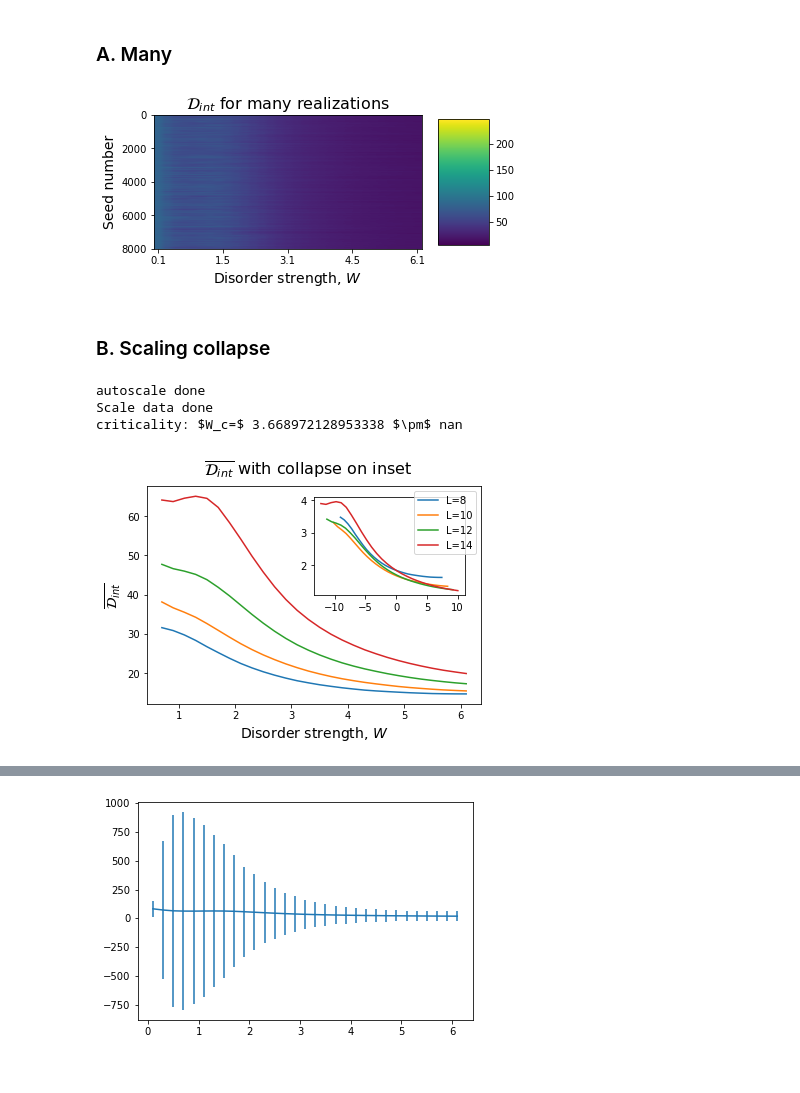
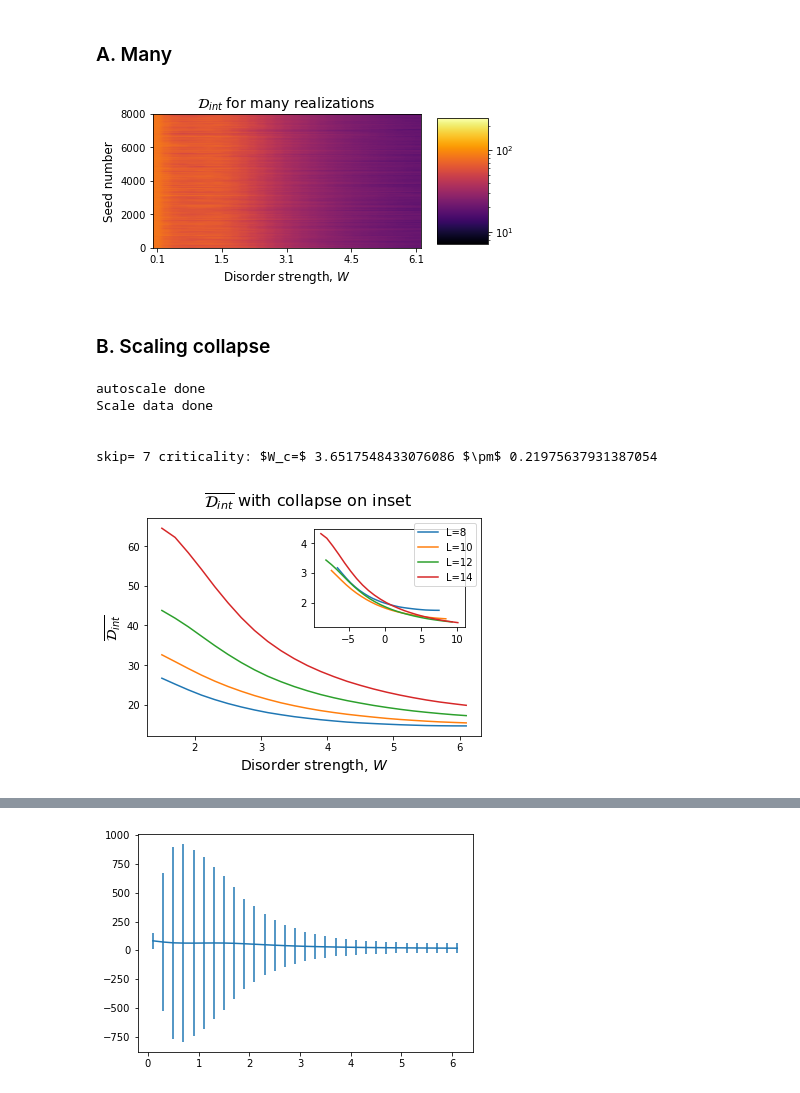
Before and after one commit to tonton-golio/mbl-intrinsicDim, a Jupyter notebook: IDMBL.ipynb, the cells around one changed output, grey strips where cells are left out. Cells and saved outputs as stored; diff of their text form; code cells hidden in the pictures.

```diff
--- a/IDMBL.ipynb
+++ b/IDMBL.ipynb
@@ -126,23 +194,28 @@ location_cluster = 'data/cluster/'
 ### A. Many
 # %%
 filename = location_cluster+'2nn-{}-combined.npy'.format(14)
+from matplotlib.colors import LogNorm
 data = np.load(filename)
 data
 ws_cluster = np.linspace(0.1,6.1,31)
-plt.imshow(data,
-           aspect=.5*data.shape[1]/data.shape[0],cmap = 'viridis', )
+imshow = plt.imshow(data,
+           aspect=.5*data.shape[1]/data.shape[0],cmap = 'inferno', norm=LogNorm())
 
-plt.colorbar(aspect=2.5)
-plt.title('$\mathcal{D}_{int}$ for many realizations', fontsize=16)
-plt.ylabel('Seed number', fontsize=14)
-plt.xlabel('Disorder strength, $W$', fontsize=14)
+
+plt.colorbar(aspect=2.5, )
+plt.title('$\mathcal{D}_{int}$ for many realizations', fontsize=14)
+plt.ylabel('Seed', fontsize=12)
+plt.xlabel('Disorder strength, $W$', fontsize=12)
 plt.xticks(np.linspace(0,30,5), [round(ws_cluster[int(7.5*i)],1) for i in range(5)])
+ax = imshow.axes
+ax.invert_yaxis()
 plt.savefig('figures/2nn_many_L14.png', dpi=420)
 # %% [output]
-[figure, old version]
+[figure, new version]
 # %% [markdown]
 ### B. Scaling collapse
 # %%
+
 ws_cluster = np.linspace(0.1,6.1,31)
 Ls_cluster = [8,10,12,14]
 ID_mean = np.zeros((len(Ls_cluster),len(ws_cluster)))
@@ -159,15 +232,17 @@ for index, L in enumerate(Ls_cluster):
     ID_std[index] = std
     ID_var[index] = np.var(data,axis=0)
 
-skip_init = 3
+skip_init = 7
 res = scale_collapse2(ID_mean, ws_cluster, Ls_cluster, skip_initial=skip_init)
-print('criticality: $W_c=$ {} $\pm$ {}'.format(res['rho'], res['drho']))
-plt.savefig('figures/collapsed.png', dpi=420)
+print('\n\nskip=',skip_init,'criticality: $W_c=$ {} $\pm$ {}'.format(res['rho'], res['drho']))
+plt.savefig('figures/collapsed_skip{}.png'.format(skip), dpi=420)
 # %% [output]
 autoscale done
 Scale data done
-criticality: $W_c=$ 3.668972128953338 $\pm$ nan
+
+
+skip= 7 criticality: $W_c=$ 3.6517548433076086 $\pm$ 0.21975637931387054
-[figure, old version]
+[figure, new version]
 # %%
 res
 # %% [output]
```
Also changed, not shown: parts of 7 cells of this notebook, 1 other file.
